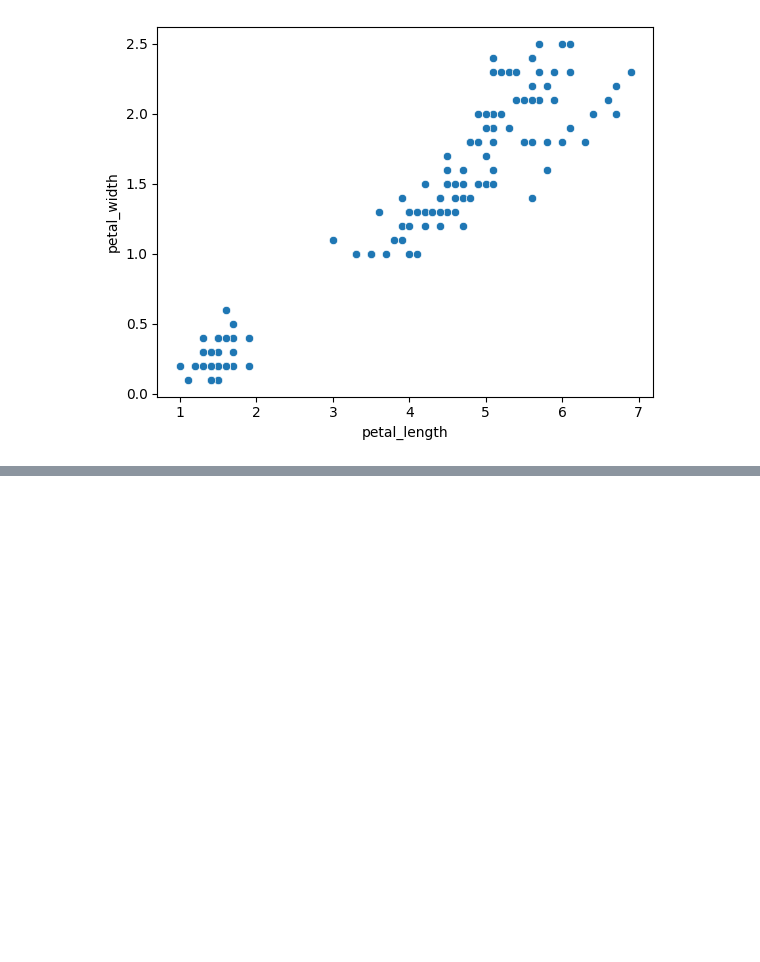
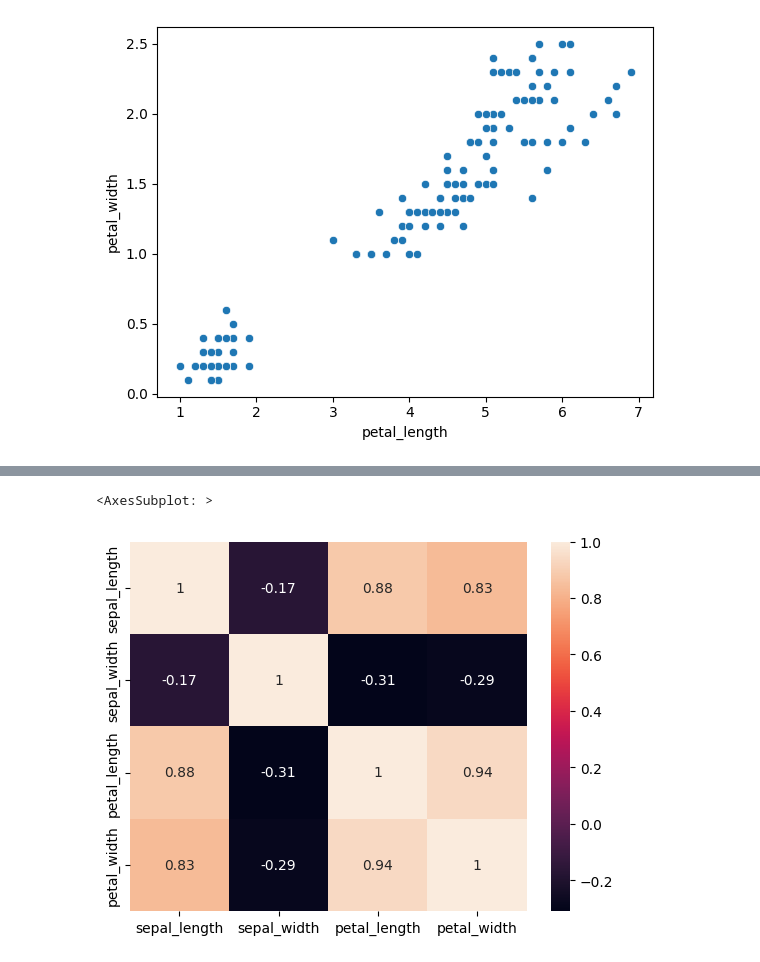
Before and after one commit to 21seya/Analise_dados_conceitos, a Jupyter notebook: estatistica_descritiva.ipynb, the cells around one changed output, grey strips where cells are left out. Saved outputs shown, nothing was run; the diff lists cells and outputs as text; code cells hidden in the pictures; blank space fills up the shorter version.

```diff
--- a/estatistica_descritiva.ipynb
+++ b/estatistica_descritiva.ipynb
@@ -115,0 +126,5 @@ sns.scatterplot(data=Base_Dados,x='petal_length',y='petal_width')
+# %%
+sns.heatmap(Base_Dados.corr('spearman'),annot=True)
+# %% [output]
+<AxesSubplot: >
+[figure, added]
```
Also changed, not shown: parts of 3 cells of this notebook, 2 other files.
